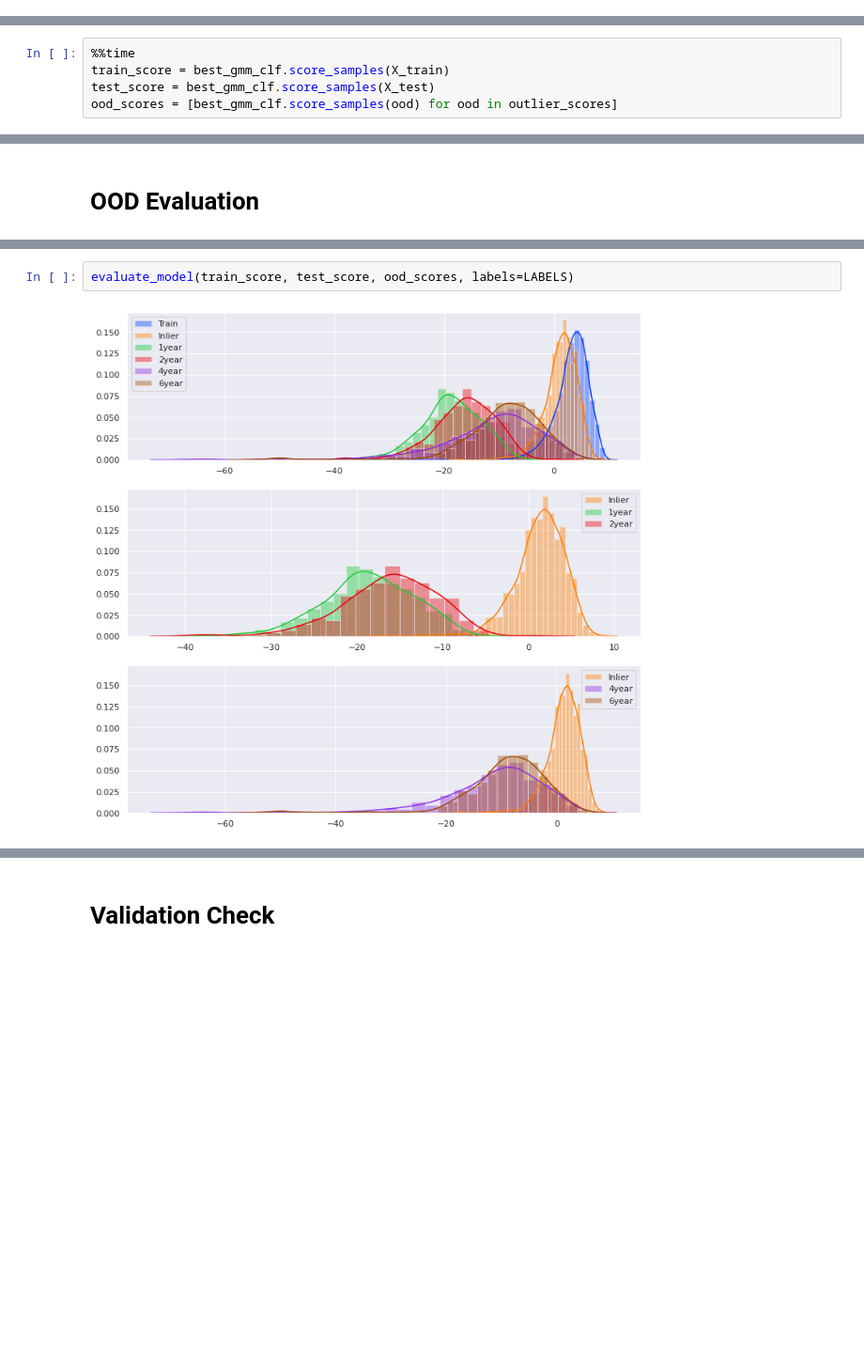
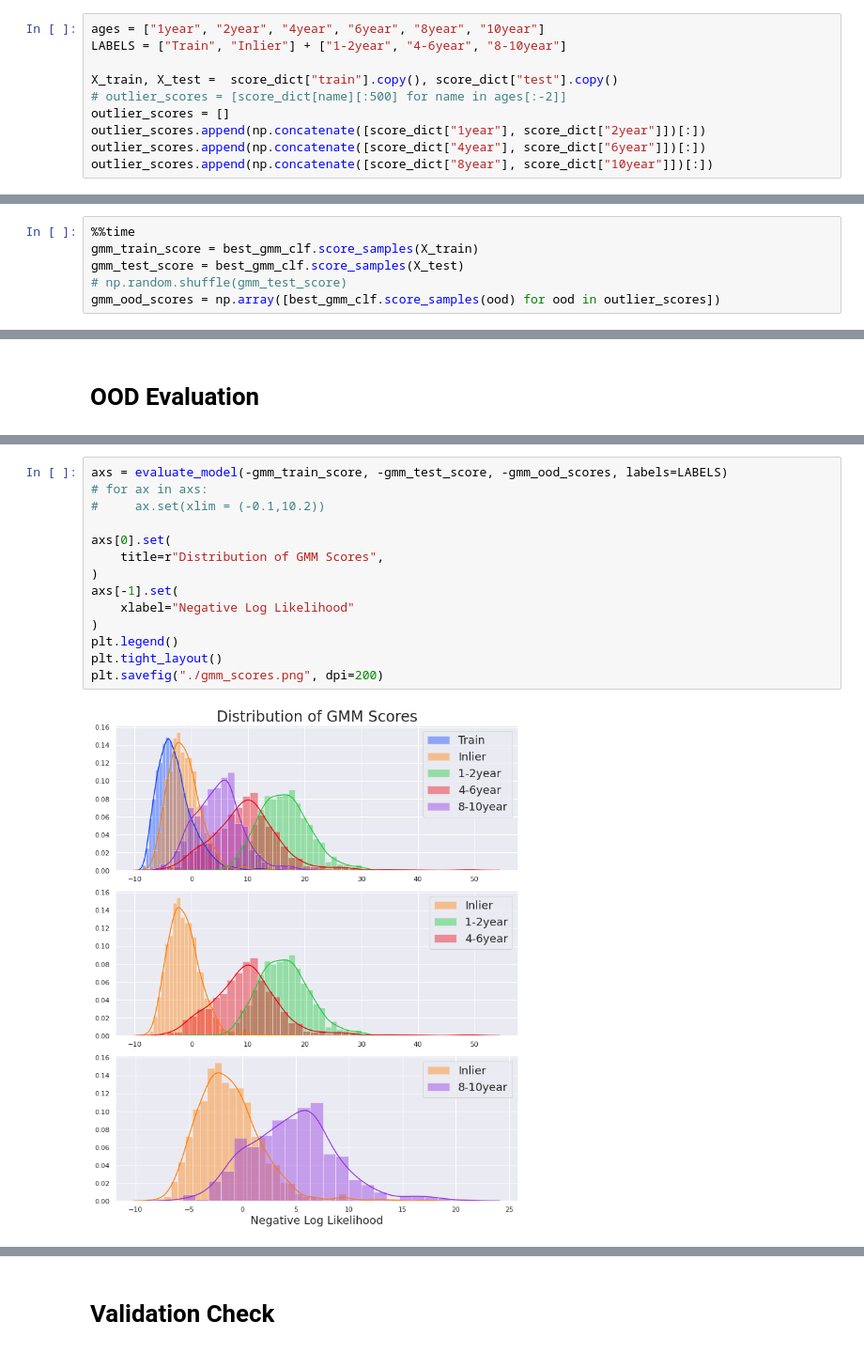
Before and after one commit to ahsanMah/NCSN-TF2.0, a Jupyter notebook: score_exploration/brain/ood_analysis.ipynb, the cells around one changed output, grey strips where cells are left out. Shown at 94% size. Saved outputs shown, nothing was run; the diff lists cells and outputs as text; blank space fills up the shorter version.

```diff
--- a/score_exploration/brain/ood_analysis.ipynb
+++ b/score_exploration/brain/ood_analysis.ipynb
@@ -224,0 +236,10 @@ for i in range(3):
+# %%
+ages = ["1year", "2year", "4year", "6year", "8year", "10year"]
+LABELS = ["Train", "Inlier"] + ["1-2year", "4-6year", "8-10year"]
+
+X_train, X_test =  score_dict["train"].copy(), score_dict["test"].copy()
+# outlier_scores = [score_dict[name][:500] for name in ages[:-2]]
+outlier_scores = []
+outlier_scores.append(np.concatenate([score_dict["1year"], score_dict["2year"]])[:])
+outlier_scores.append(np.concatenate([score_dict["4year"], score_dict["6year"]])[:])
+outlier_scores.append(np.concatenate([score_dict["8year"], score_dict["10year"]])[:])
@@ -265,6 +321,7 @@ Inlier: 1.292
 # %%
 %%time
-train_score = best_gmm_clf.score_samples(X_train)
-test_score = best_gmm_clf.score_samples(X_test)
-ood_scores = [best_gmm_clf.score_samples(ood) for ood in outlier_scores]
+gmm_train_score = best_gmm_clf.score_samples(X_train)
+gmm_test_score = best_gmm_clf.score_samples(X_test)
+# np.random.shuffle(gmm_test_score)
+gmm_ood_scores = np.array([best_gmm_clf.score_samples(ood) for ood in outlier_scores])
 # %% [output]
@@ -298,4 +359,16 @@ Detection Error: 12.25%
-# %%
-evaluate_model(train_score, test_score, ood_scores, labels=LABELS)
-# %% [output]
-[figure, removed]
+# %%
+axs = evaluate_model(-gmm_train_score, -gmm_test_score, -gmm_ood_scores, labels=LABELS)
+# for ax in axs:
+#     ax.set(xlim = (-0.1,10.2))
+
+axs[0].set(
+    title=r"Distribution of GMM Scores",
+)
+axs[-1].set(
+    xlabel="Negative Log Likelihood"
+)
+plt.legend()
+plt.tight_layout()
+plt.savefig("./gmm_scores.png", dpi=200)
+# %% [output]
+[figure, added]
```
Also changed, not shown: parts of 41 cells of this notebook, 10 other files.
